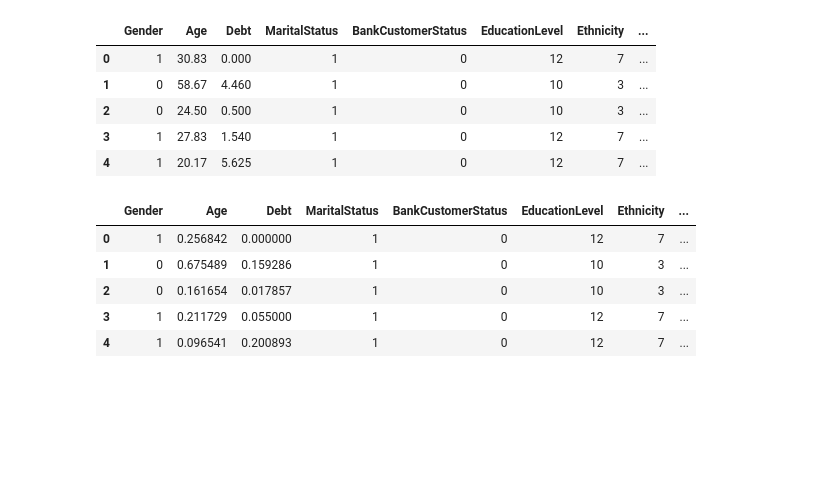
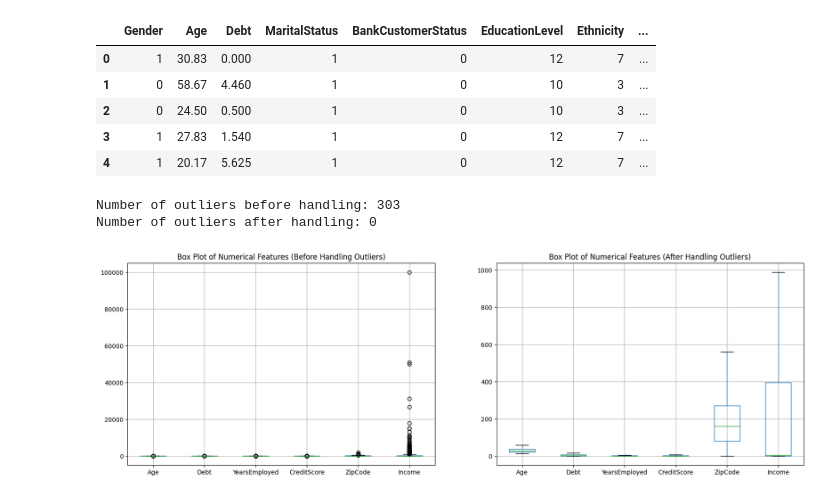
Before and after one commit to Bubly28/Credit-Card-Approval, a Jupyter notebook: DS_Project.ipynb, the cells around one changed output. Cells and saved outputs as stored; diff of their text form; code cells hidden in the pictures; blank space fills up the shorter version.

```diff
--- a/DS_Project.ipynb
+++ b/DS_Project.ipynb
@@ -256,22 +253,58 @@ data.head()
 | 2 | 0 | 24.50 | 0.500 | 1 | 0 | 10 | 3 | ... |
 | 3 | 1 | 27.83 | 1.540 | 1 | 0 | 12 | 7 | ... |
 | 4 | 1 | 20.17 | 5.625 | 1 | 0 | 12 | 7 | ... |
-# %%
-from sklearn.preprocessing import MinMaxScaler
-
-# Initialize MinMaxScaler
-scaler = MinMaxScaler()
-
-# Normalize numerical features
-data_norm = data.copy()  # Make a copy of the DataFrame
-data_norm[['Age', 'Debt', 'YearsEmployed', 'CreditScore', 'ZipCode', 'Income']] = scaler.fit_transform(data_norm[['Age', 'Debt', 'YearsEmployed', 'CreditScore', 'ZipCode', 'Income']])
-
-# Print the first few rows of the normalized DataFrame
-data_norm.head()
-# %% [output]
-|  | Gender | Age | Debt | MaritalStatus | BankCustomerStatus | EducationLevel | Ethnicity | ... |
-| 0 | 1 | 0.256842 | 0.000000 | 1 | 0 | 12 | 7 | ... |
-| 1 | 0 | 0.675489 | 0.159286 | 1 | 0 | 10 | 3 | ... |
-| 2 | 0 | 0.161654 | 0.017857 | 1 | 0 | 10 | 3 | ... |
-| 3 | 1 | 0.211729 | 0.055000 | 1 | 0 | 12 | 7 | ... |
-| 4 | 1 | 0.096541 | 0.200893 | 1 | 0 | 12 | 7 | ... |
+# %%
+import pandas as pd
+import matplotlib.pyplot as plt
+
+# Define a function to handle outliers by capping them to lower and upper bounds
+def handle_outliers(series):
+    # Calculate Q1 (25th percentile) and Q3 (75th percentile)
+    Q1 = series.quantile(0.25)
+    Q3 = series.quantile(0.75)
+
+    # Calculate IQR (Interquartile Range)
+    IQR = Q3 - Q1
+
+    # Find lower and upper bounds for outliers
+    lower_bound = Q1 - 1.5 * IQR
+    upper_bound = Q3 + 1.5 * IQR
+
+    # Cap outliers to lower and upper bounds
+    series = series.clip(lower=lower_bound, upper=upper_bound)
+
+    return series
+
+# Select numerical columns for outlier detection and handling
+numerical_columns = ['Age', 'Debt', 'YearsEmployed', 'CreditScore', 'ZipCode', 'Income']
+
+# Count outliers before handling
+outliers_before = (data[numerical_columns] < data[numerical_columns].quantile(0.25) - 1.5 * (data[numerical_columns].quantile(0.75) - data[numerical_columns].quantile(0.25))) | (data[numerical_columns] > data[numerical_columns].quantile(0.75) + 1.5 * (data[numerical_columns].quantile(0.75) - data[numerical_columns].quantile(0.25)))
+num_outliers_before = outliers_before.sum().sum()
+
+# Handle outliers by capping them to lower and upper bounds
+data_outliers_handled = data.copy()  # Create a copy of the original DataFrame
+for column in numerical_columns:
+    data_outliers_handled[column] = handle_outliers(data[column])
+
+# Count outliers after handling
+outliers_after = (data_outliers_handled[numerical_columns] < data_outliers_handled[numerical_columns].quantile(0.25) - 1.5 * (data_outliers_handled[numerical_columns].quantile(0.75) - data_outliers_handled[numerical_columns].quantile(0.25))) | (data_outliers_handled[numerical_columns] > data_outliers_handled[numerical_columns].quantile(0.75) + 1.5 * (data_outliers_handled[numerical_columns].quantile(0.75) - data_outliers_handled[numerical_columns].quantile(0.25)))
+num_outliers_after = outliers_after.sum().sum()
+
+# Print the number of outliers before and after handling
+print("Number of outliers before handling:", num_outliers_before)
+print("Number of outliers after handling:", num_outliers_after)
+
+# Visualize outliers using box plots
+plt.figure(figsize=(20, 6))
+plt.subplot(1, 2, 1)
+data[numerical_columns].boxplot()
+plt.title('Box Plot of Numerical Features (Before Handling Outliers)')
+plt.subplot(1, 2, 2)
+data_outliers_handled[numerical_columns].boxplot()
+plt.title('Box Plot of Numerical Features (After Handling Outliers)')
+plt.show()
+# %% [output]
+Number of outliers before handling: 303
+Number of outliers after handling: 0
+[figure, added]
```
Also changed, not shown: parts of 8 cells of this notebook.
